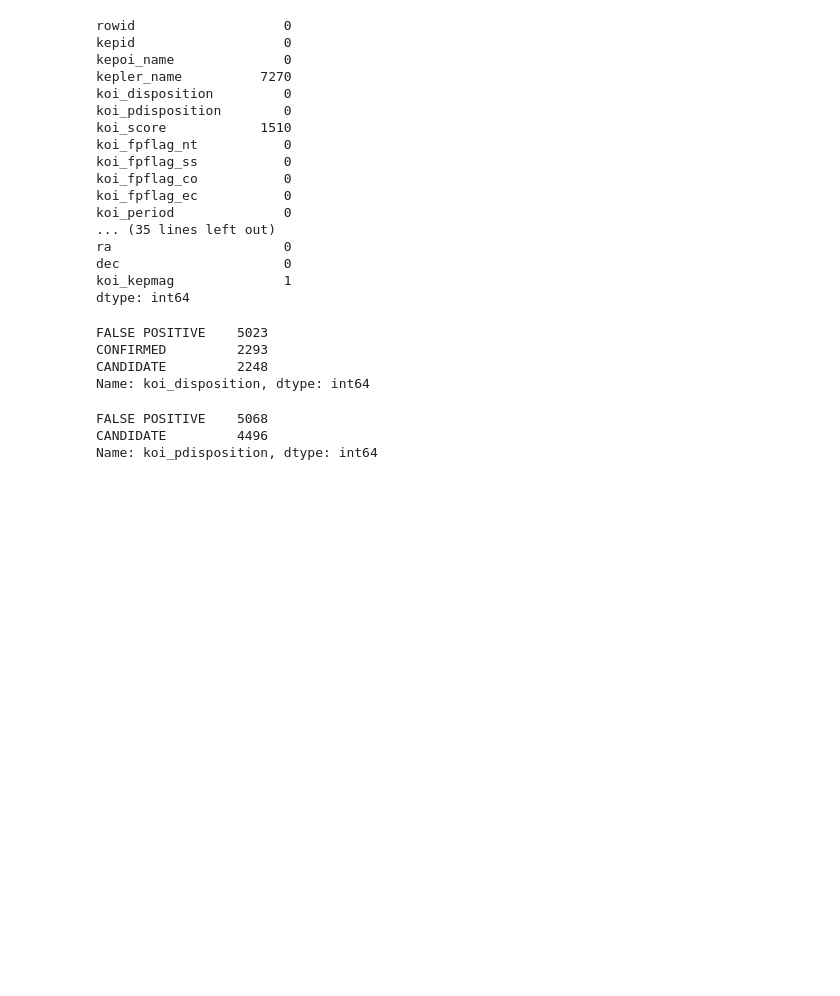
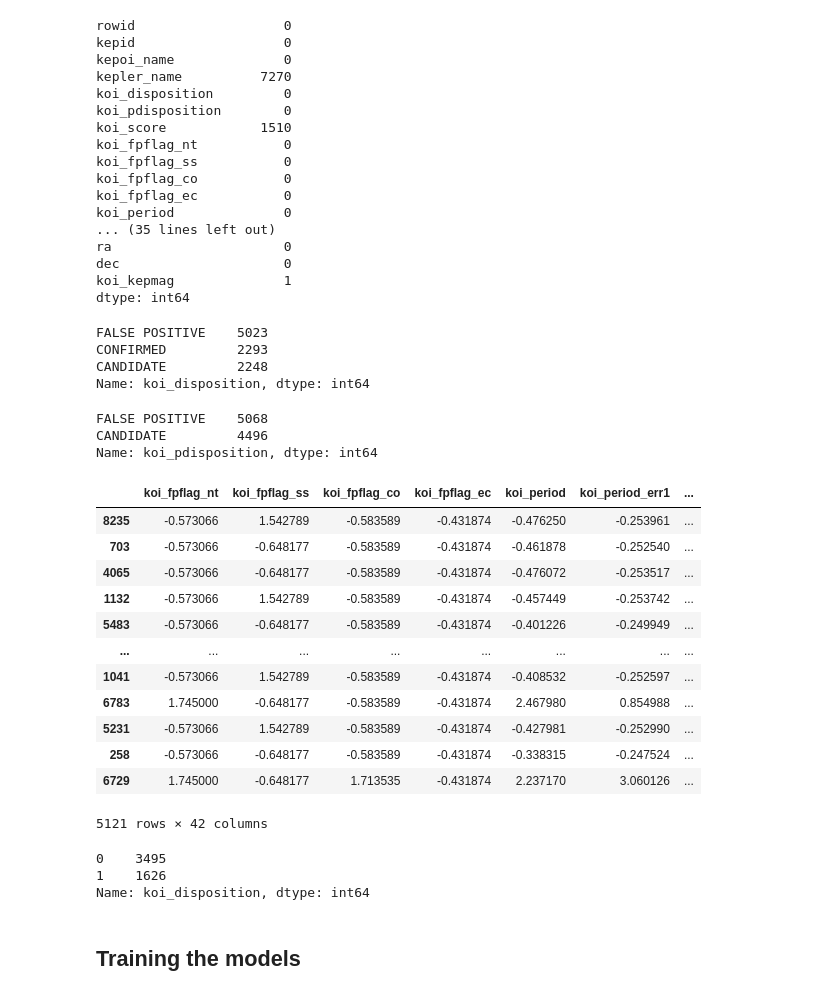
Before and after one commit to juancv3d/Kepler_Exoplanet_Hunter, a Jupyter notebook: kepler_data_eda.ipynb, the cells around one changed output. Drawn from its saved outputs; the diff is of its cells as text; code cells hidden in the pictures; blank space fills up the shorter version.

```diff
--- a/kepler_data_eda.ipynb
+++ b/kepler_data_eda.ipynb
@@ -71,3 +88,62 @@ kepler['koi_pdisposition'].value_counts()
 FALSE POSITIVE    5068
 CANDIDATE         4496
 Name: koi_pdisposition, dtype: int64
+# %%
+# remove the unnecessary columns
+kepler = kepler.drop(['rowid', 'kepid', 'kepoi_name', 'kepler_name',
+                     'koi_pdisposition', 'koi_score',
+                     'koi_teq_err1', 'koi_teq_err2','koi_teq_err1', 'koi_teq_err2'], axis=1)
+# %%
+# remove the CANDIDATE drom the koi_disposition
+kepler = kepler[kepler['koi_disposition'] != 'CANDIDATE']
+# change nan values with the mean of the columns
+kepler['koi_tce_delivname'] = kepler['koi_tce_delivname'].fillna(kepler['koi_tce_delivname'].mode()[0])
+for col in kepler.columns[kepler.isna().sum() > 0]:
+    kepler[col].fillna(kepler[col].mean(), inplace=True)
+
+#one-hot encoding for the categorical columns
+delivname_dummies = pd.get_dummies(kepler['koi_tce_delivname'], prefix='delivname', drop_first=True)
+kepler = pd.concat([kepler, delivname_dummies], axis=1)
+kepler = kepler.drop(['koi_tce_delivname'], axis=1)
+
+# change to 0 and 1
+kepler['koi_disposition'] = kepler['koi_disposition'].map({'CONFIRMED': 1, 'FALSE POSITIVE': 0})
+
+# split the data into x and y columns
+x = kepler.drop(['koi_disposition'], axis=1)
+y = kepler['koi_disposition']
+
+
+
+# split into train and test data
+x_train, x_test, y_train, y_test = train_test_split(x, y, test_size=0.3, random_state=1, shuffle=True)
+
+# scale
+scaler = StandardScaler()
+scaler.fit(x_train)
+x_train = pd.DataFrame(scaler.transform(x_train), columns=x_train.columns, index=x_train.index)
+x_test = pd.DataFrame(scaler.transform(x_test), columns=x_test.columns, index=x_test.index)
+# %%
+x_train
+# %% [output]
+|  | koi_fpflag_nt | koi_fpflag_ss | koi_fpflag_co | koi_fpflag_ec | koi_period | koi_period_err1 | ... |
+| 8235 | -0.573066 | 1.542789 | -0.583589 | -0.431874 | -0.476250 | -0.253961 | ... |
+| 703 | -0.573066 | -0.648177 | -0.583589 | -0.431874 | -0.461878 | -0.252540 | ... |
+| 4065 | -0.573066 | -0.648177 | -0.583589 | -0.431874 | -0.476072 | -0.253517 | ... |
+| 1132 | -0.573066 | 1.542789 | -0.583589 | -0.431874 | -0.457449 | -0.253742 | ... |
+| 5483 | -0.573066 | -0.648177 | -0.583589 | -0.431874 | -0.401226 | -0.249949 | ... |
+| ... | ... | ... | ... | ... | ... | ... | ... |
+| 1041 | -0.573066 | 1.542789 | -0.583589 | -0.431874 | -0.408532 | -0.252597 | ... |
+| 6783 | 1.745000 | -0.648177 | -0.583589 | -0.431874 | 2.467980 | 0.854988 | ... |
+| 5231 | -0.573066 | 1.542789 | -0.583589 | -0.431874 | -0.427981 | -0.252990 | ... |
+| 258 | -0.573066 | -0.648177 | -0.583589 | -0.431874 | -0.338315 | -0.247524 | ... |
+| 6729 | 1.745000 | -0.648177 | 1.713535 | -0.431874 | 2.237170 | 3.060126 | ... |
+5121 rows × 42 columns
+# %%
+y_train.value_counts()
+# %% [output]
+0    3495
+1    1626
+Name: koi_disposition, dtype: int64
+# %% [markdown]
+## Training the models
```
Also changed, not shown: parts of 5 cells of this notebook, 1 other file.
